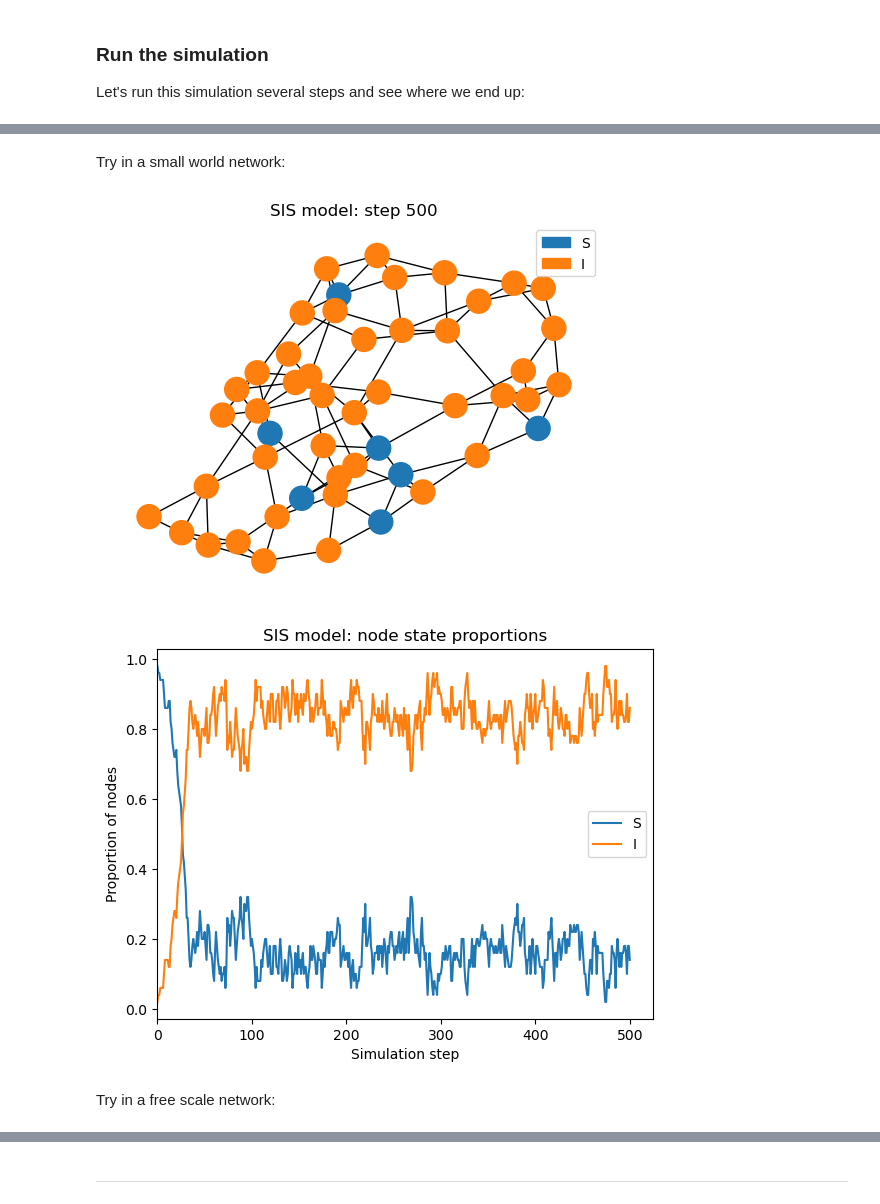
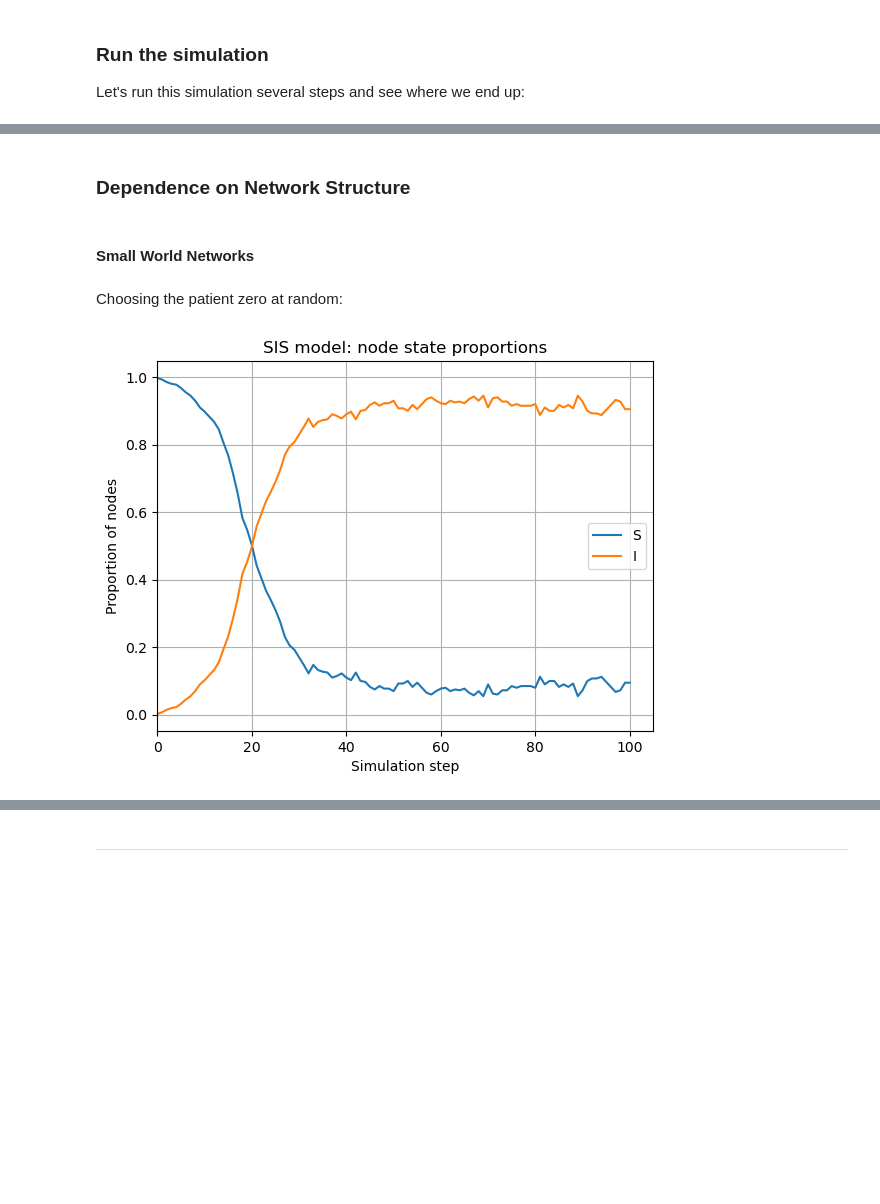
Before and after one commit to daniprec/BAM-Applied-Math-Lab, a Jupyter notebook: sessions/s08_networks_complex/networkx_dynamics.ipynb, the cells around one changed output, grey strips where cells are left out. Cells and saved outputs as stored; diff of their text form; code cells hidden in the pictures; blank space fills up the shorter version.

```diff
--- a/sessions/s08_networks_complex/networkx_dynamics.ipynb
+++ b/sessions/s08_networks_complex/networkx_dynamics.ipynb
@@ -190,28 +185,25 @@ plt.close()
-# %% [markdown]
-Try in a small world network:
+# %% [markdown]
+### Dependence on Network Structure
+# %% [markdown]
+#### Small World Networks
+# %% [markdown]
+Choosing the patient zero at random:
 # %%
-# Watts-Strogatz small-world graph with n nodes, k neighbors, and probability p of rewiring
-G = nx.watts_strogatz_graph(n=50, k=4, p=0.2)
+# Watts-Strogatz graph with n nodes, each connected to its k nearest neighbors
+G = nx.watts_strogatz_graph(n=400, k=4, p=0.1)
 
 # Reinitialize the simulation
 sim = Simulation(
-    G, initial_state, state_transition, gamma=0.05, beta=0.1, name="SIS model"
+    G, initial_state, state_transition, gamma=0.05, beta=0.2, name="SIS model"
 )
 
 # Run the simulation
-sim.run(500)
-
-# Draw the graph
-sim.draw()
-plt.show()
-plt.close()
+sim.run(100)
 
 # Draw the evolution of the number of infected nodes
 sim.plot()
+plt.grid()
 plt.show()
 plt.close()
 # %% [output]
-[figure, old version]
+[figure, new version]
-[figure, removed]
-# %% [markdown]
-Try in a free scale network:
```
Also changed, not shown: parts of 29 cells of this notebook, 1 other file.
